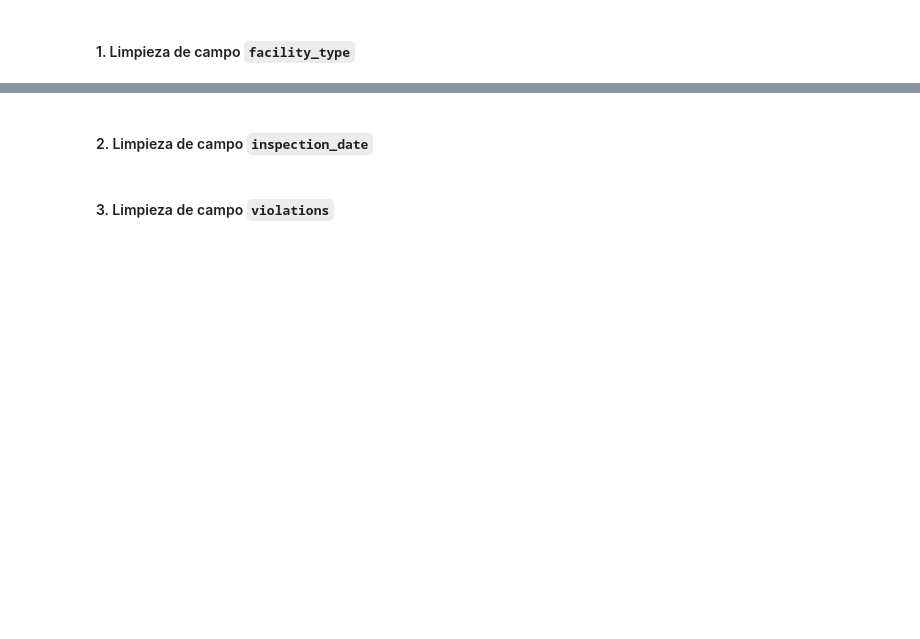
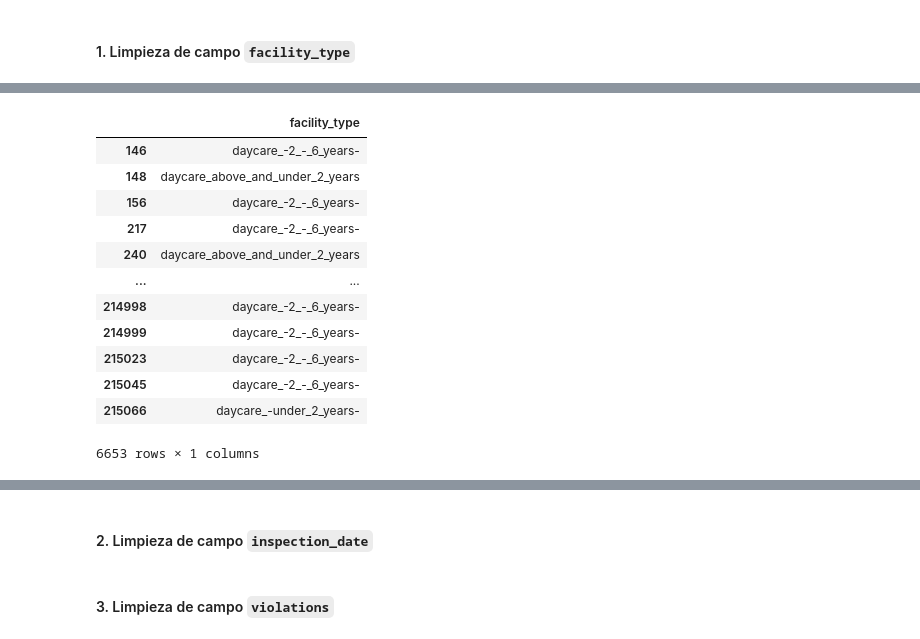
Before and after one commit to santibatte/dpa_2021, a Jupyter notebook: notebooks/EDA.ipynb, the cells around one changed output, grey strips where cells are left out. Drawn from its saved outputs; the diff is of its cells as text; code cells hidden in the pictures; blank space fills up the shorter version.

```diff
--- a/notebooks/EDA.ipynb
+++ b/notebooks/EDA.ipynb
@@ -230,0 +286,17 @@ txt.split(sep=", ")
+# %%
+mr1 = df["facility_type"].str.contains("day")
+df.loc[mr1, ["facility_type"]]
+# %% [output]
+|  | facility_type |
+| 146 | daycare_-2_-_6_years- |
+| 148 | daycare_above_and_under_2_years |
+| 156 | daycare_-2_-_6_years- |
+| 217 | daycare_-2_-_6_years- |
+| 240 | daycare_above_and_under_2_years |
+| ... | ... |
+| 214998 | daycare_-2_-_6_years- |
+| 214999 | daycare_-2_-_6_years- |
+| 215023 | daycare_-2_-_6_years- |
+| 215045 | daycare_-2_-_6_years- |
+| 215066 | daycare_-under_2_years- |
+6653 rows × 1 columns
```
Also changed, not shown: parts of 34 cells of this notebook.
